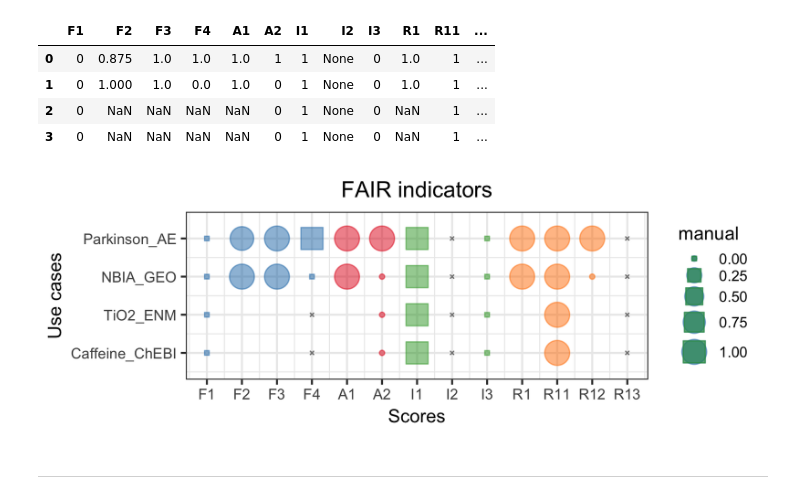
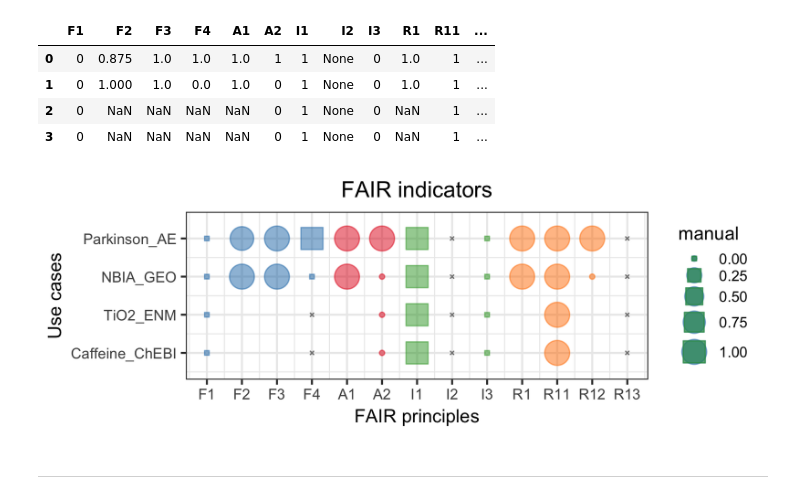
Before and after one commit to sbonaretti/FAIR_metrics, a Jupyter notebook: code/FAIR_assessment.ipynb, the cells around one changed output. Drawn from its saved outputs; the diff is of its cells as text; code cells hidden in the pictures.

```diff
--- a/code/FAIR_assessment.ipynb
+++ b/code/FAIR_assessment.ipynb
@@ -1071,32 +1073,32 @@ pl <- ggplot        (data=df, aes(x=x_valuesF1, y=y_values, size=F1))+      # F1
         geom_point(data=df, aes(x=x_valuesR1, y=y_values, size=R1), color="#ff7f00", fill="#ff7f00", alpha=0.5, shape=21, show.legend = FALSE)+ # R11
         geom_point(data=df, aes(x=x_valuesR11,y=y_values, size=R11),color="#ff7f00", fill="#ff7f00", alpha=0.5, shape=21, show.legend = FALSE)+ # R11
         geom_point(data=df, aes(x=x_valuesR12,y=y_values, size=R12),color="#ff7f00", fill="#ff7f00", alpha=0.5, shape=21, show.legend = FALSE)+ # R12
         geom_point(data=df, aes(x=x_valuesR13,y=y_values), size=shape_4_size, color="#808080", shape=4, show.legend = FALSE)+ # R13
         # adding None in F4
         geom_point(aes(x=4, y=4), size=shape_4_size, color="#808080", alpha=0.5, shape=4, show.legend = FALSE) +
         geom_point(aes(x=4, y=3), size=shape_4_size, color="#808080", alpha=0.5, shape=4, show.legend = FALSE) +
         # background
         theme_bw() +
         # axis ticks
         scale_x_continuous(limits=c(1, 13),   breaks=seq(1,13,1), labels=metric_names) +
         scale_y_reverse(limits=c(4.5,0.5), breaks=seq(4,1,-1), labels=case_names) + #,  labels=rev(colnames(df)))
         theme(axis.text.x = element_text(size = tick_text_size)) +
         theme(axis.text.y = element_text(size = tick_text_size)) +
         # axis text
-        xlab ("Scores") +
+        xlab ("FAIR principles") +
         ylab ("Use cases") +
         theme(text = element_text( size = axis_text_size )) +
         # title
         ggtitle("FAIR indicators") +
         theme(plot.title = element_text(size = title_text_size, hjust = 0.5)) +
         # legend - colors
         theme(legend.text = element_text(size=tick_text_size),
               legend.key.size = unit(0.2, "cm")) +
         labs(size="manual")    # no legend title
         #theme (legend.spacing.y = unit(0.05, "cm")) # reduce vertical space between legends
 
 
 # display
 pl
 # %% [output]
-[figure, old version]
+[figure, new version]
```
Also changed, not shown: parts of 7 cells of this notebook, 7 other files.
